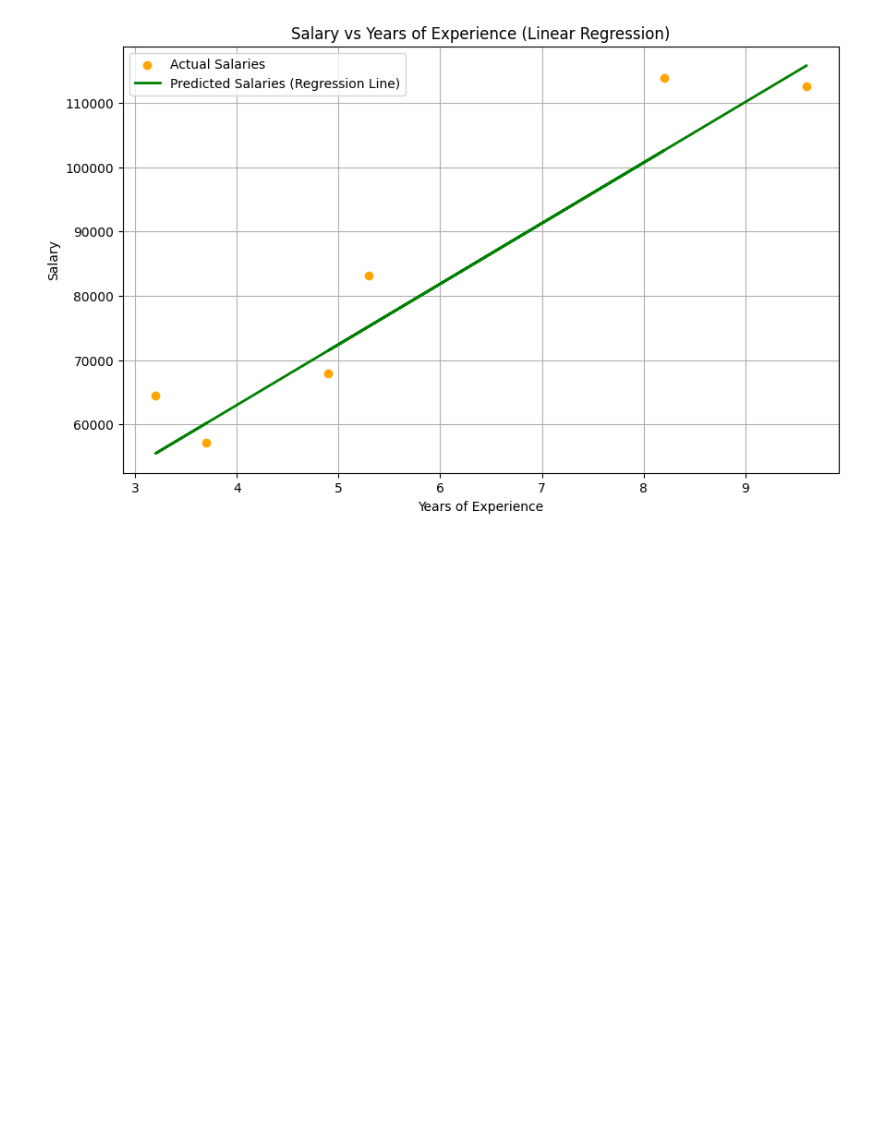
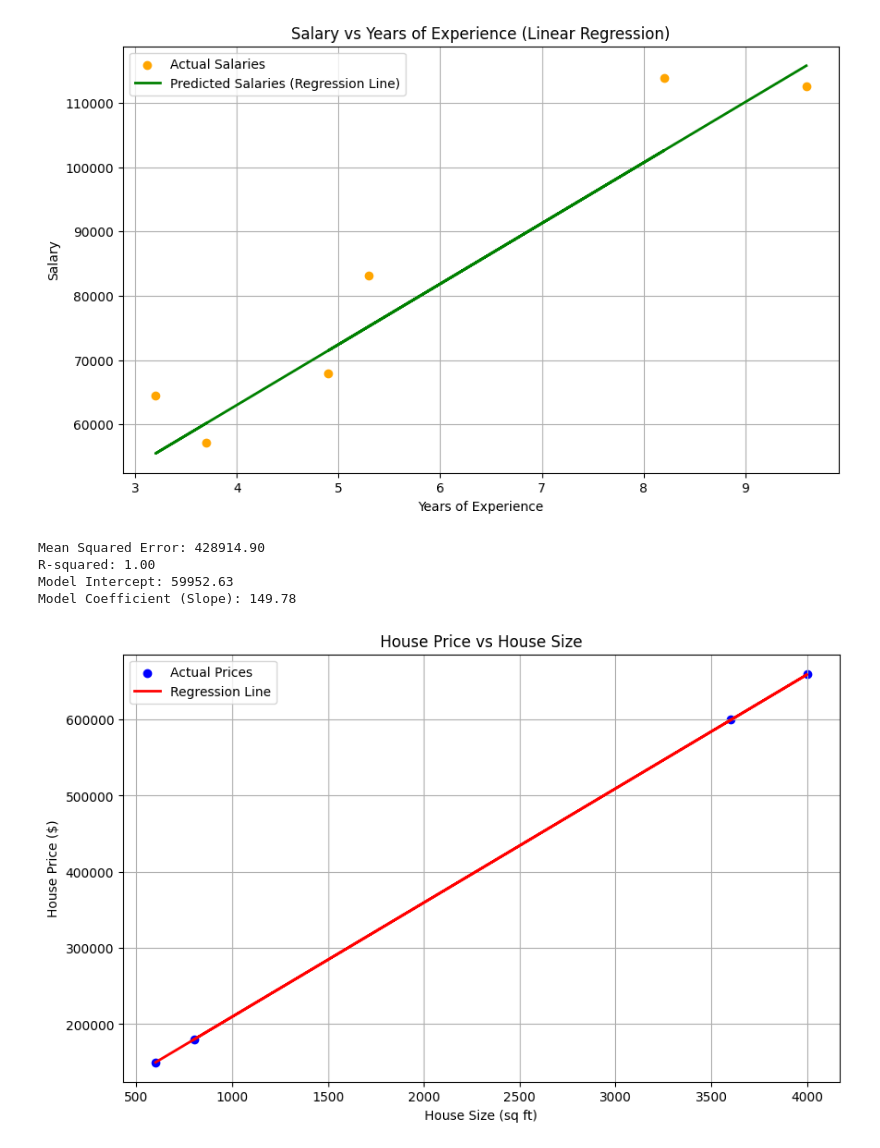
Before and after one commit to mailfoursandeep-ctrl/ML_LAB_2026-27, a Jupyter notebook: Linear_regression.ipynb, the cells around one changed output. Drawn from its saved outputs; the diff is of its cells as text; code cells hidden in the pictures; blank space fills up the shorter version.

```diff
--- a/Linear_regression.ipynb
+++ b/Linear_regression.ipynb
@@ -48,3 +48,55 @@ R-squared: 0.90
 Model Intercept: 25321.58
 Model Coefficient (Slope): 9423.82
 [figure]
+# %%
+import pandas as pd
+from sklearn.linear_model import LinearRegression
+from sklearn.model_selection import train_test_split
+from sklearn.metrics import mean_squared_error, r2_score
+import matplotlib.pyplot as plt
+
+data = {
+    'HouseSize': [600, 800, 1000, 1200, 1400, 1600, 1800, 2000, 2200, 2400,
+                  2600, 2800, 3000, 3200, 3400, 3600, 3800, 4000, 4200, 4500],
+    'Price': [150000, 180000, 210000, 240000, 265000, 300000, 330000, 360000,
+              390000, 420000, 450000, 480000, 510000, 540000, 570000, 600000,
+              630000, 660000, 690000, 730000]
+}
+
+df = pd.DataFrame(data)
+
+X = df[['HouseSize']]
+y = df['Price']
+
+X_train, X_test, y_train, y_test = train_test_split(
+    X, y, test_size=0.2, random_state=42
+)
+
+model = LinearRegression()
+model.fit(X_train, y_train)
+
+y_pred = model.predict(X_test)
+
+mse = mean_squared_error(y_test, y_pred)
+r2 = r2_score(y_test, y_pred)
+
+print(f"Mean Squared Error: {mse:.2f}")
+print(f"R-squared: {r2:.2f}")
+print(f"Model Intercept: {model.intercept_:.2f}")
+print(f"Model Coefficient (Slope): {model.coef_[0]:.2f}")
+
+plt.figure(figsize=(10, 6))
+plt.scatter(X_test, y_test, color='blue', label='Actual Prices')
+plt.plot(X_test, y_pred, color='red', linewidth=2, label='Regression Line')
+plt.title('House Price vs House Size')
+plt.xlabel('House Size (sq ft)')
+plt.ylabel('House Price ($)')
+plt.legend()
+plt.grid(True)
+plt.show()
+# %% [output]
+Mean Squared Error: 428914.90
+R-squared: 1.00
+Model Intercept: 59952.63
+Model Coefficient (Slope): 149.78
+[figure, added]
```
